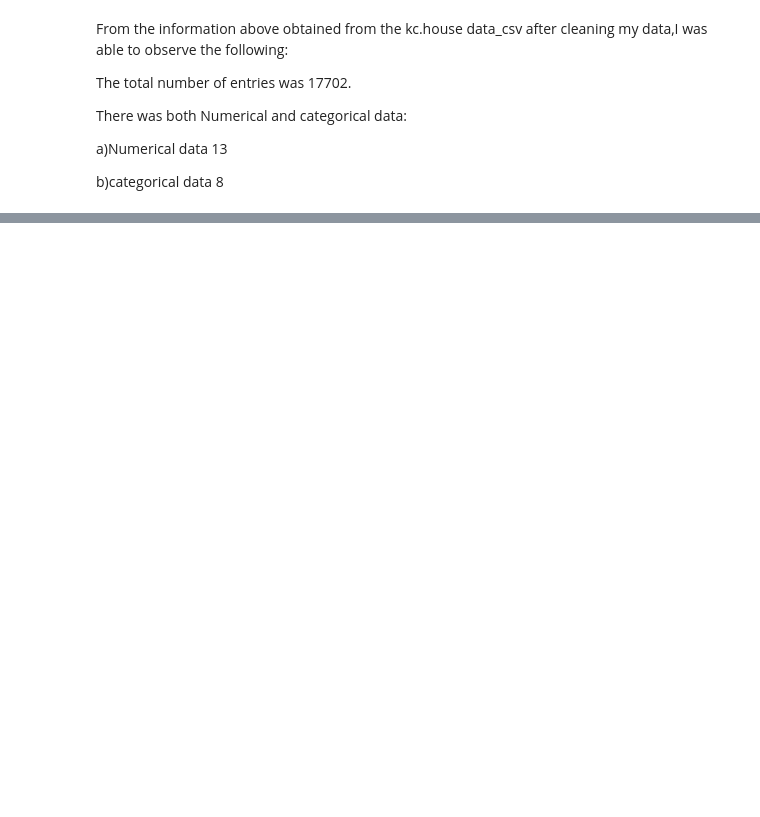
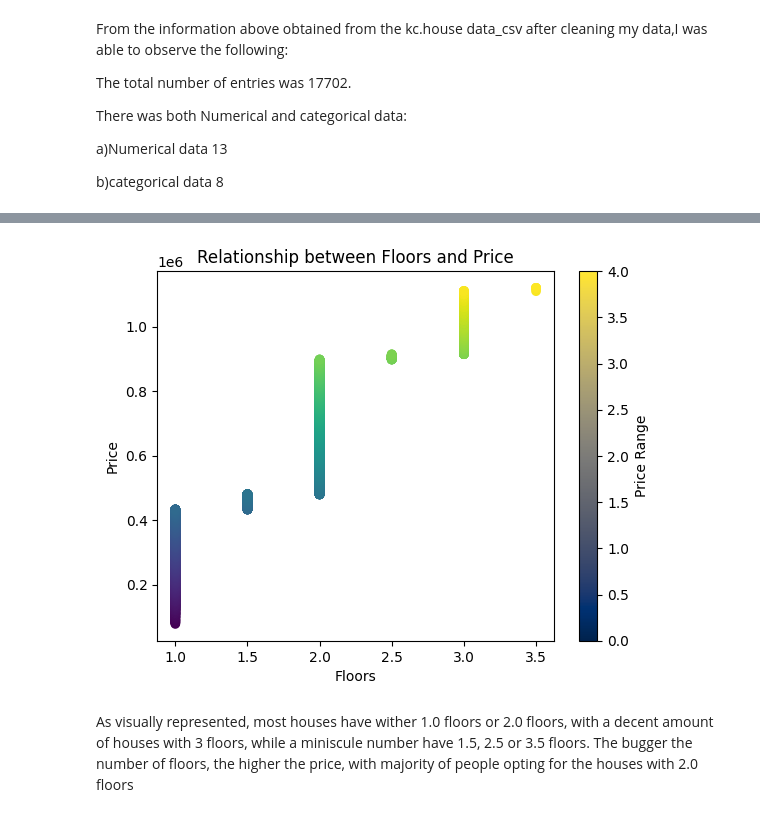
Before and after one commit to Kamaukaguru/Phase2-project-Grp6, a Jupyter notebook: student.ipynb, the cells around one changed output, grey strips where cells are left out. Saved outputs shown, nothing was run; the diff lists cells and outputs as text; code cells hidden in the pictures; blank space fills up the shorter version.

```diff
--- a/student.ipynb
+++ b/student.ipynb
@@ -573,0 +643,4 @@ b)categorical data 8
+# %%
+sorted_df_floors = df_cleaned.sort_values(by=['floors'])
+sorted_df_price = df_cleaned.sort_values(by=['price'])
+sorted_df_floors['floors']
@@ -573,0 +660,23 @@ b)categorical data 8
+# %%
+#Scatter plot
+color_ranges = [0, 1, 2, 3, 4]  # Define price ranges for coloring
+colors = ['red', 'yellow','orange', 'green']  # Define colors for each range
+
+#A colormap based on price ranges and colors
+cmap = plt.cm.get_cmap('cividis')  # Or any other colormap you prefer
+norm = plt.Normalize(vmin=min(color_ranges), vmax=max(color_ranges))
+sm = plt.cm.ScalarMappable(cmap=cmap, norm=norm)
+sm.set_array([])
+
+# Color points based on price ranges
+plt.scatter(sorted_df_floors['floors'], sorted_df_price['price'], c=norm(sorted_df_price['price']))
+plt.colorbar(sm, label='Price Range')  # Add a colorbar legend
+
+plt.xlabel('Floors')
+plt.ylabel('Price')
+plt.title('Relationship between Floors and Price')
+plt.show()
+# %% [output]
+[figure, added]
+# %% [markdown]
+As visually represented, most houses have wither 1.0 floors or 2.0 floors, with a decent amount of houses with 3 floors, while a miniscule number have 1.5, 2.5 or 3.5 floors. The bugger the number of floors, the higher the price, with majority of people opting for the houses with 2.0 floors
```
Also changed, not shown: parts of 28 cells of this notebook.
